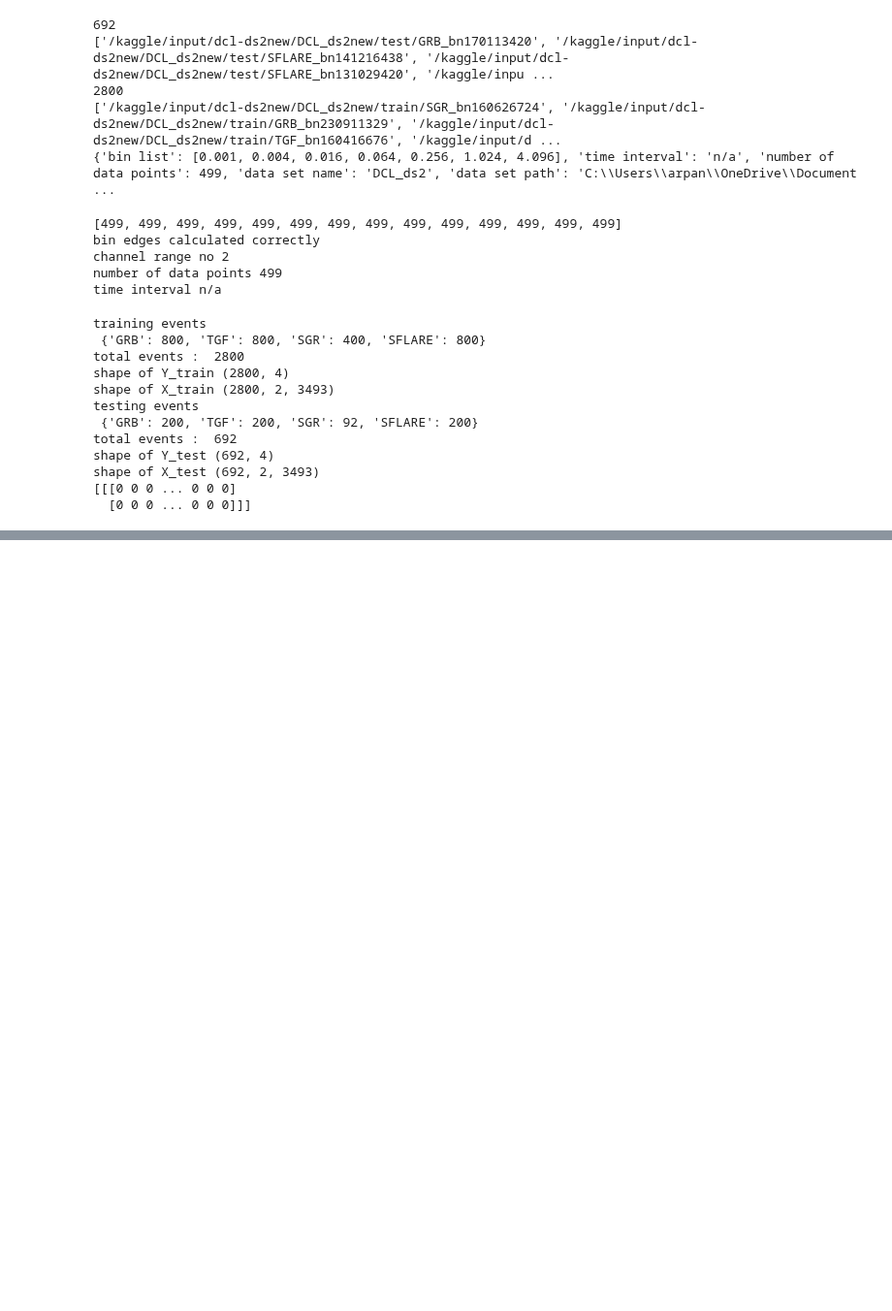
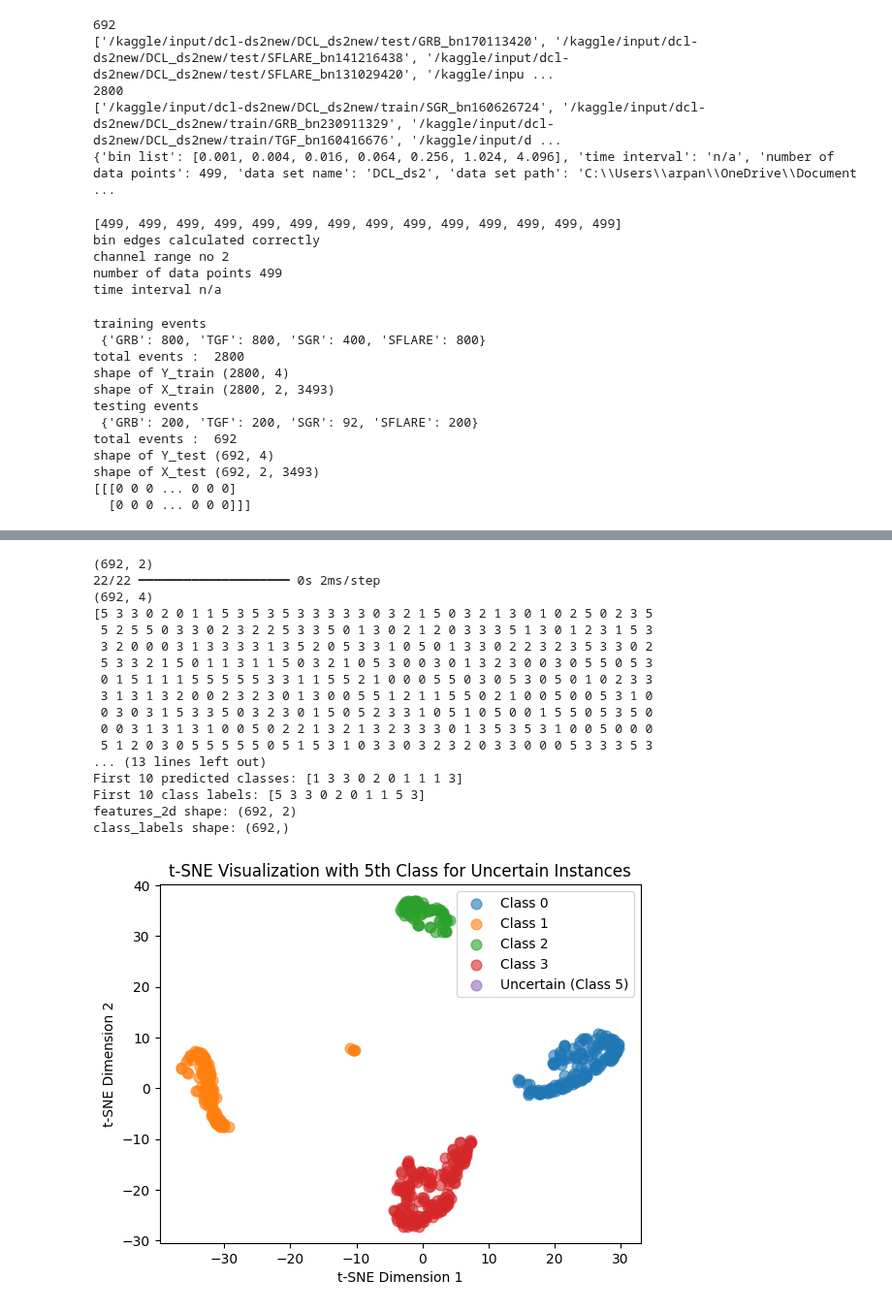
Before and after one commit to ArpanJohn/Transient_Classification, a Jupyter notebook: RNN_01.ipynb, the cells around one changed output, grey strips where cells are left out. Shown at 97% size. Drawn from its saved outputs; the diff is of its cells as text; code cells hidden in the pictures; blank space fills up the shorter version.

```diff
--- a/RNN_01.ipynb
+++ b/RNN_01.ipynb
@@ -312,0 +441,16 @@ plt.show()
+# %%
+print(FP_files['GRB'])
+for f in (FP_files['GRB']):
+    filename_sflares = f.split('/')[-1]  # This gets the last part of the path
+    #print(filename_sflares)
+    prefix = filename_sflares.split('_')[0]
+    if (prefix == 'SFLARE'):
+        print(filename_sflares)
+
+print("\n")
+print(FP_files['SFLARE'])
+for f in (FP_files['SFLARE']):
+    filename_grbs = f.split('/')[-1]  # This gets the last part of the path
+    prefix = filename_grbs.split('_')[0]
+    if (prefix == 'GRB'):
+        print(filename_grbs)
@@ -383,0 +517,58 @@ plt.show()
+# %%
+print(features_2d.shape)
+y_pred = model.predict(X_test)
+print(y_pred.shape)
+
+threshold = 0.95
+max_probs = np.max(y_pred, axis=1)
+predicted_classes = np.argmax(y_pred, axis=1)
+
+# Create a 5th class label for uncertain instances
+class_labels = np.where(max_probs < threshold, 5, predicted_classes)
+print(class_labels)
+num_class_5_points = np.sum(class_labels == 5)
+print(f"Number of points in the 5th class: {num_class_5_points}")
+print(f"First 10 max probabilities: {max_probs[:10]}")
+print(f"First 10 predicted classes: {predicted_classes[:10]}")
+print(f"First 10 class labels: {class_labels[:10]}")
+print(f"features_2d shape: {features_2d.shape}")
+print(f"class_labels shape: {class_labels.shape}")
+assert features_2d.shape[0] == class_labels.shape[0], "Mismatch between features and labels"
+
+# Plotting
+plt.figure()
+
+for class_id in range(5):  # Including the 5th class
+    class_mask = class_labels == class_id
+    plt.scatter(
+        features_2d[class_mask, 0],
+        features_2d[class_mask, 1],
+        label=f'Class {class_id}' if class_id < 4 else 'Uncertain (Class 5)',
+        alpha=0.6,
+        s=100 if class_id == 5 else 60
+    )
+
+plt.legend()
+plt.title("t-SNE Visualization with 5th Class for Uncertain Instances")
+plt.xlabel("t-SNE Dimension 1")
+plt.ylabel("t-SNE Dimension 2")
+plt.show()
+# %% [output]
+(692, 2)
+22/22 ━━━━━━━━━━━━━━━━━━━━ 0s 2ms/step
+(692, 4)
+[5 3 3 0 2 0 1 1 5 3 5 3 5 3 3 3 3 3 0 3 2 1 5 0 3 2 1 3 0 1 0 2 5 0 2 3 5
+ 5 2 5 5 0 3 3 0 2 3 2 2 5 3 3 5 0 1 3 0 2 1 2 0 3 3 3 5 1 3 0 1 2 3 1 5 3
+ 3 2 0 0 0 3 1 3 3 3 3 1 3 5 2 0 5 3 3 1 0 5 0 1 3 3 0 2 2 3 2 3 5 3 3 0 2
+ 5 3 3 2 1 5 0 1 1 3 1 1 5 0 3 2 1 0 5 3 0 0 3 0 1 3 2 3 0 0 3 0 5 5 0 5 3
+ 0 1 5 1 1 1 5 5 5 5 5 3 3 1 1 5 5 2 1 0 0 0 5 5 0 3 0 5 3 0 5 0 1 0 2 3 3
+ 3 1 3 1 3 2 0 0 2 3 2 3 0 1 3 0 0 5 5 1 2 1 1 5 5 0 2 1 0 0 5 0 0 5 3 1 0
+ 0 3 0 3 1 5 3 3 5 0 3 2 3 0 1 5 0 5 2 3 3 1 0 5 1 0 5 0 0 1 5 5 0 5 3 5 0
+ 0 0 3 1 3 1 3 1 0 0 5 0 2 2 1 3 2 1 3 2 3 3 3 0 1 3 5 3 5 3 1 0 0 5 0 0 0
+ 5 1 2 0 3 0 5 5 5 5 5 0 5 1 5 3 1 0 3 3 0 3 2 3 2 0 3 3 0 0 0 5 3 3 3 5 3
+... (13 lines left out)
+First 10 predicted classes: [1 3 3 0 2 0 1 1 1 3]
+First 10 class labels: [5 3 3 0 2 0 1 1 5 3]
+features_2d shape: (692, 2)
+class_labels shape: (692,)
+[figure, added]
```
Also changed, not shown: parts of 16 cells of this notebook.
